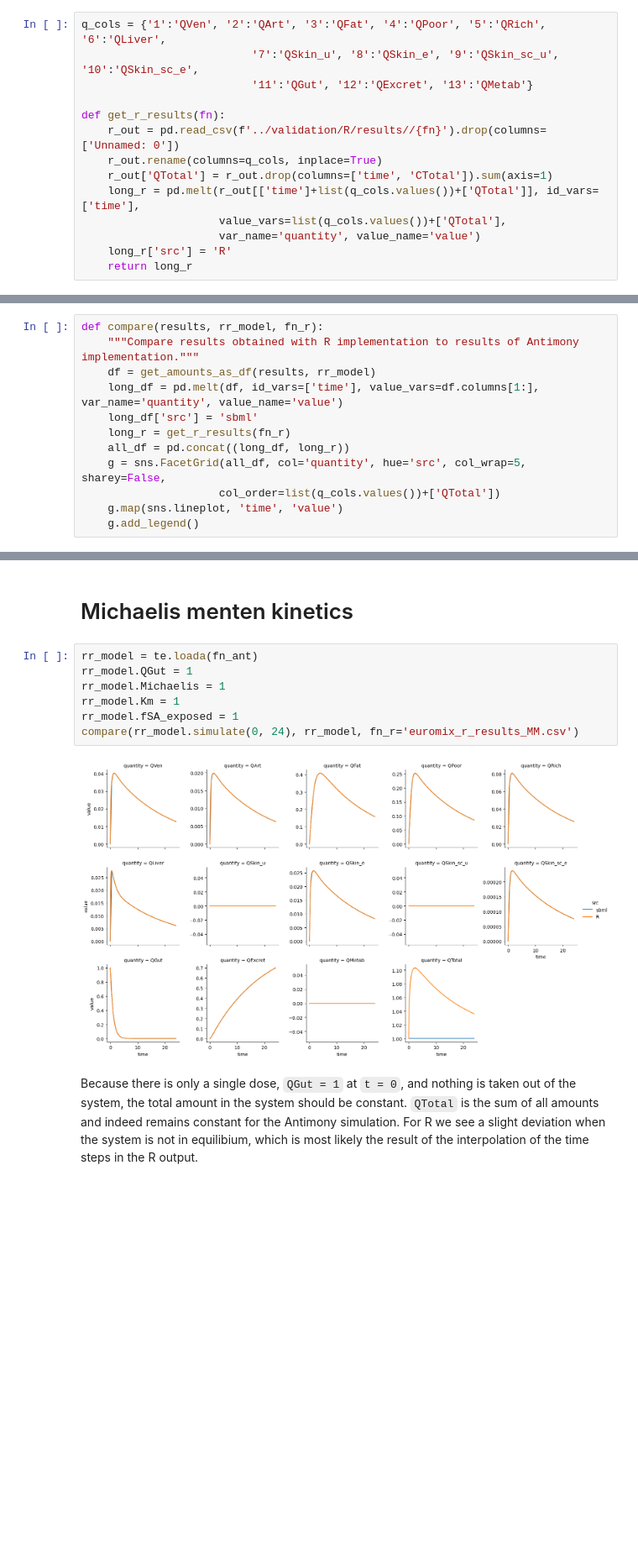
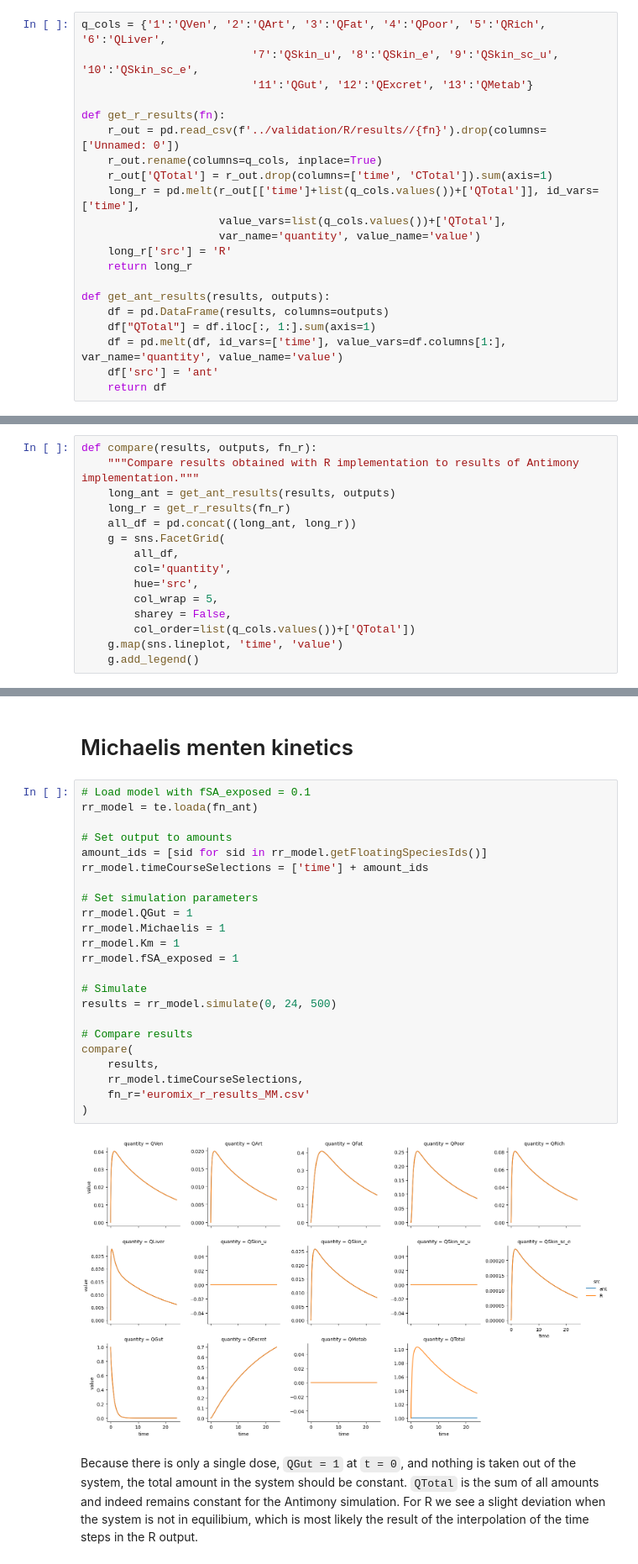
Before and after one commit to rivm-syso/euromix-to-sbml, a Jupyter notebook: notebooks/validate_antimony_model.ipynb, the cells around one changed output, grey strips where cells are left out. Shown at 84% size. Drawn from its saved outputs; the diff is of its cells as text; blank space fills up the shorter version.

```diff
--- a/notebooks/validate_antimony_model.ipynb
+++ b/notebooks/validate_antimony_model.ipynb
@@ -21,3 +18,10 @@ def get_r_results(fn):
                      var_name='quantity', value_name='value')
     long_r['src'] = 'R'
     return long_r
+
+def get_ant_results(results, outputs):
+    df = pd.DataFrame(results, columns=outputs)
+    df["QTotal"] = df.iloc[:, 1:].sum(axis=1)
+    df = pd.melt(df, id_vars=['time'], value_vars=df.columns[1:], var_name='quantity', value_name='value')
+    df['src'] = 'ant'
+    return df
@@ -43,13 +28,16 @@ def get_amounts_as_df(results, rr_model):
 # %%
-def compare(results, rr_model, fn_r):
+def compare(results, outputs, fn_r):
     """Compare results obtained with R implementation to results of Antimony implementation."""
-    df = get_amounts_as_df(results, rr_model)
-    long_df = pd.melt(df, id_vars=['time'], value_vars=df.columns[1:], var_name='quantity', value_name='value')
-    long_df['src'] = 'sbml'
+    long_ant = get_ant_results(results, outputs)
     long_r = get_r_results(fn_r)
-    all_df = pd.concat((long_df, long_r))
-    g = sns.FacetGrid(all_df, col='quantity', hue='src', col_wrap=5, sharey=False,
-                     col_order=list(q_cols.values())+['QTotal'])
+    all_df = pd.concat((long_ant, long_r))
+    g = sns.FacetGrid(
+        all_df,
+        col='quantity',
+        hue='src',
+        col_wrap = 5,
+        sharey = False,
+        col_order=list(q_cols.values())+['QTotal'])
     g.map(sns.lineplot, 'time', 'value')
     g.add_legend()
 # %% [markdown]
@@ -71,13 +70,29 @@ Because there is only a single dose, `QGut = 1` at `t = 0`, and nothing is taken
 # %% [markdown]
 # Michaelis menten kinetics
 # %%
+# Load model with fSA_exposed = 0.1
 rr_model = te.loada(fn_ant)
+
+# Set output to amounts
+amount_ids = [sid for sid in rr_model.getFloatingSpeciesIds()]
+rr_model.timeCourseSelections = ['time'] + amount_ids
+
+# Set simulation parameters
 rr_model.QGut = 1
 rr_model.Michaelis = 1
 rr_model.Km = 1
 rr_model.fSA_exposed = 1
-compare(rr_model.simulate(0, 24), rr_model, fn_r='euromix_r_results_MM.csv')
+
+# Simulate
+results = rr_model.simulate(0, 24, 500)
+
+# Compare results
+compare(
+    results,
+    rr_model.timeCourseSelections,
+    fn_r='euromix_r_results_MM.csv'
+)
 # %% [output]
-[figure, old version]
+[figure, new version]
 # %% [markdown]
 Because there is only a single dose, `QGut = 1` at `t = 0`, and nothing is taken out of the system, the total amount in the system should be constant. `QTotal` is the sum of all amounts and indeed remains constant for the Antimony simulation. For R we see a slight deviation when the system is not in equilibium, which is most likely the result of the interpolation of the time steps in the R output.
```
Also changed, not shown: parts of 3 cells of this notebook, 5 other files.
